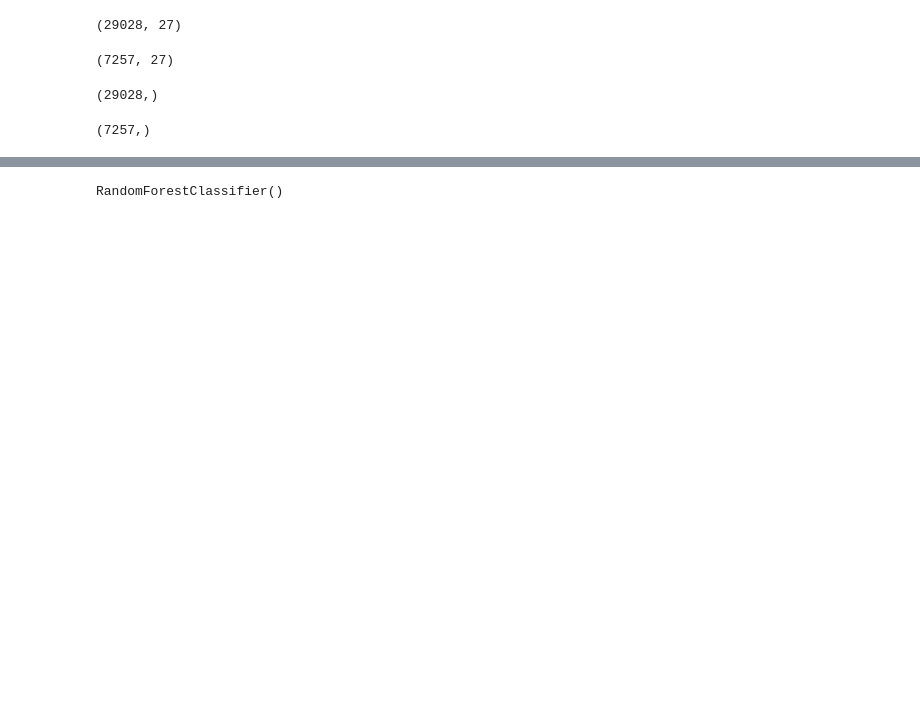
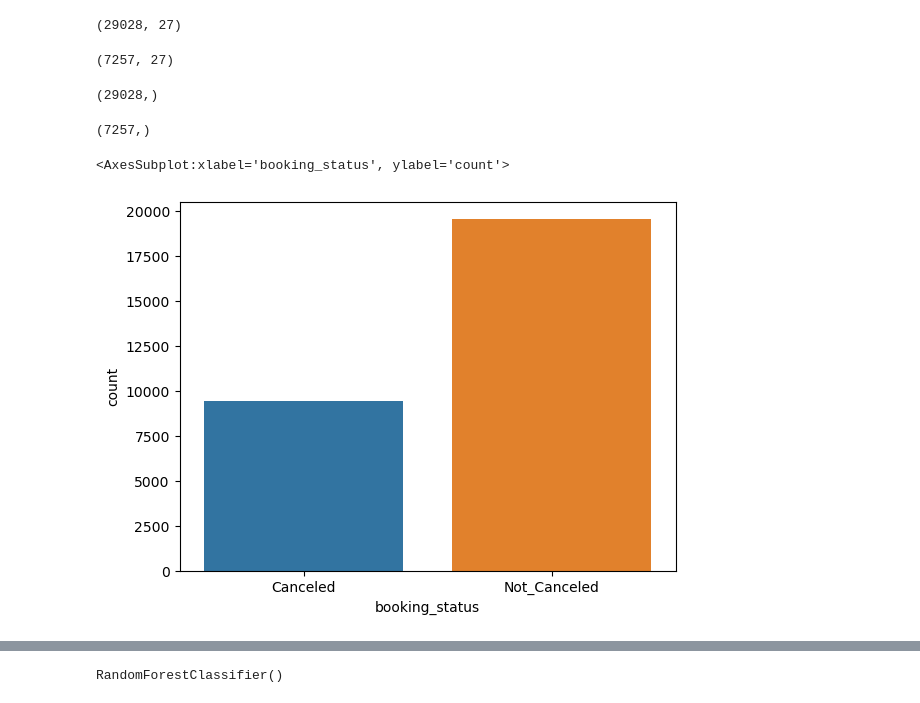
Before and after one commit to jishan900/Hotel-Booking-Cancellation-Prediction-Using-Bayesian-Modeling, a Jupyter notebook: Initial.ipynb, the cells around one changed output, grey strips where cells are left out. Cells and saved outputs as stored; diff of their text form; code cells hidden in the pictures; blank space fills up the shorter version.

```diff
--- a/Initial.ipynb
+++ b/Initial.ipynb
@@ -182,5 +180,5 @@ y = df['booking_status']
 # %%
-X_train, X_test, y_train, y_test = train_test_split(X, y, test_size=0.2, random_state=42)
+X_train, X_test, y_train, y_test = train_test_split(X, y, test_size=0.20, random_state=42)
 # %%
 X_train.shape
 # %% [output]
@@ -197,3 +195,8 @@ y_train.shape
 y_test.shape
 # %% [output]
 (7257,)
+# %%
+sns.countplot(x = y_train)
+# %% [output]
+<AxesSubplot:xlabel='booking_status', ylabel='count'>
+[figure, added]
```
Also changed, not shown: parts of 11 cells of this notebook, 2 other files.
